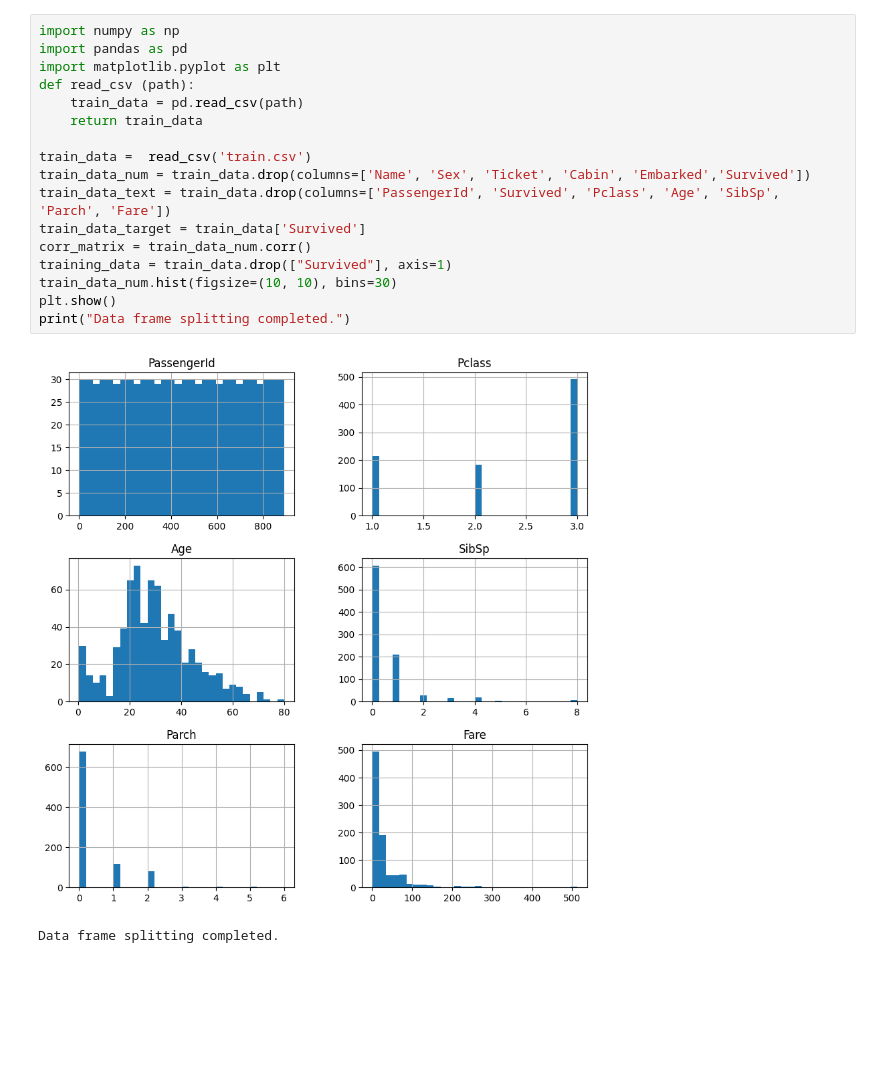
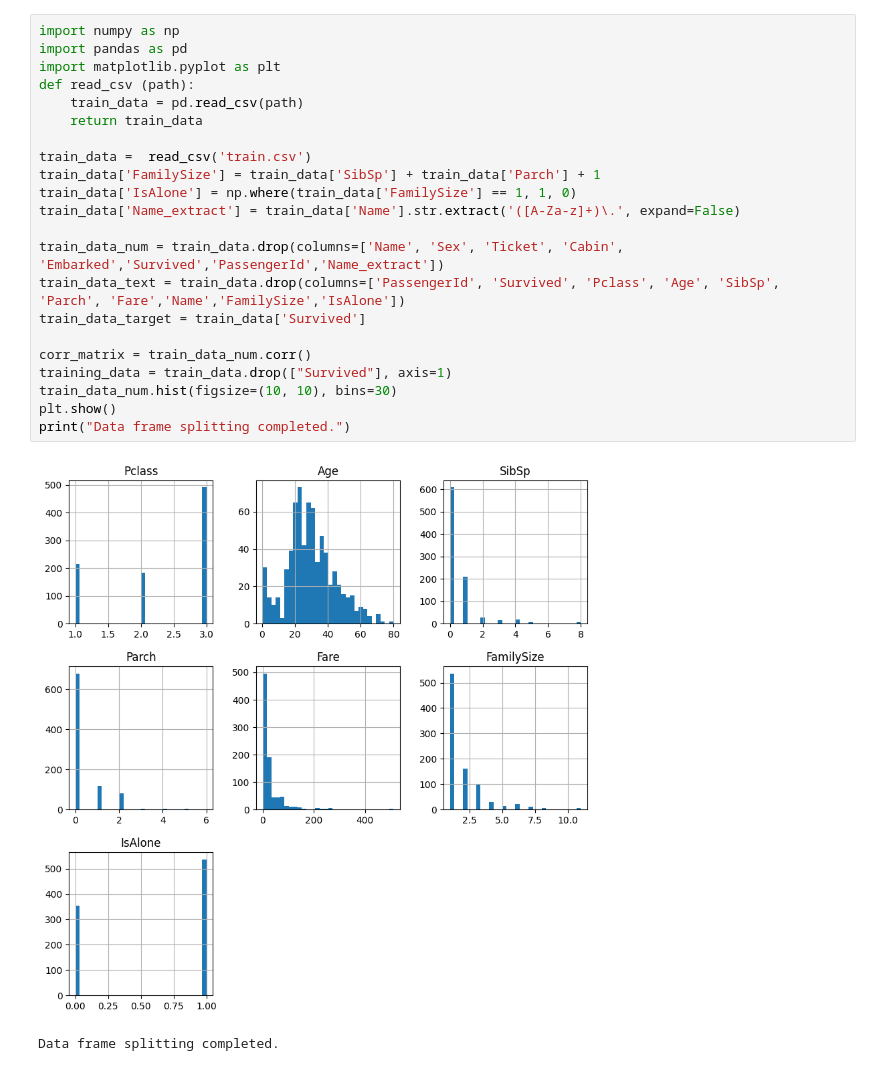
Before and after one commit to SiL3nTL00p/kaggle_models, a Jupyter notebook: titanic_problem/titanic_problem.ipynb, the cells around one changed output. Drawn from its saved outputs; the diff is of its cells as text; blank space fills up the shorter version.

```diff
--- a/titanic_problem/titanic_problem.ipynb
+++ b/titanic_problem/titanic_problem.ipynb
@@ -1,22 +1,27 @@
 # %%
 import numpy as np
 import pandas as pd
 import matplotlib.pyplot as plt
 def read_csv (path):
     train_data = pd.read_csv(path)
     return train_data
 
 train_data =  read_csv('train.csv')
-train_data_num = train_data.drop(columns=['Name', 'Sex', 'Ticket', 'Cabin', 'Embarked','Survived'])
-train_data_text = train_data.drop(columns=['PassengerId', 'Survived', 'Pclass', 'Age', 'SibSp', 'Parch', 'Fare'])
+train_data['FamilySize'] = train_data['SibSp'] + train_data['Parch'] + 1
+train_data['IsAlone'] = np.where(train_data['FamilySize'] == 1, 1, 0)
+train_data['Name_extract'] = train_data['Name'].str.extract('([A-Za-z]+)\.', expand=False)
+
+train_data_num = train_data.drop(columns=['Name', 'Sex', 'Ticket', 'Cabin', 'Embarked','Survived','PassengerId','Name_extract'])
+train_data_text = train_data.drop(columns=['PassengerId', 'Survived', 'Pclass', 'Age', 'SibSp', 'Parch', 'Fare','Name','FamilySize','IsAlone'])
 train_data_target = train_data['Survived']
+
 corr_matrix = train_data_num.corr()
 training_data = train_data.drop(["Survived"], axis=1)
 train_data_num.hist(figsize=(10, 10), bins=30)
 plt.show()
 print("Data frame splitting completed.")
 # %% [output]
-[figure, old version]
+[figure, new version]
 Data frame splitting completed.
 # %%
 from sklearn.pipeline import Pipeline
```
Also changed, not shown: parts of 7 cells of this notebook, 1 other file.
